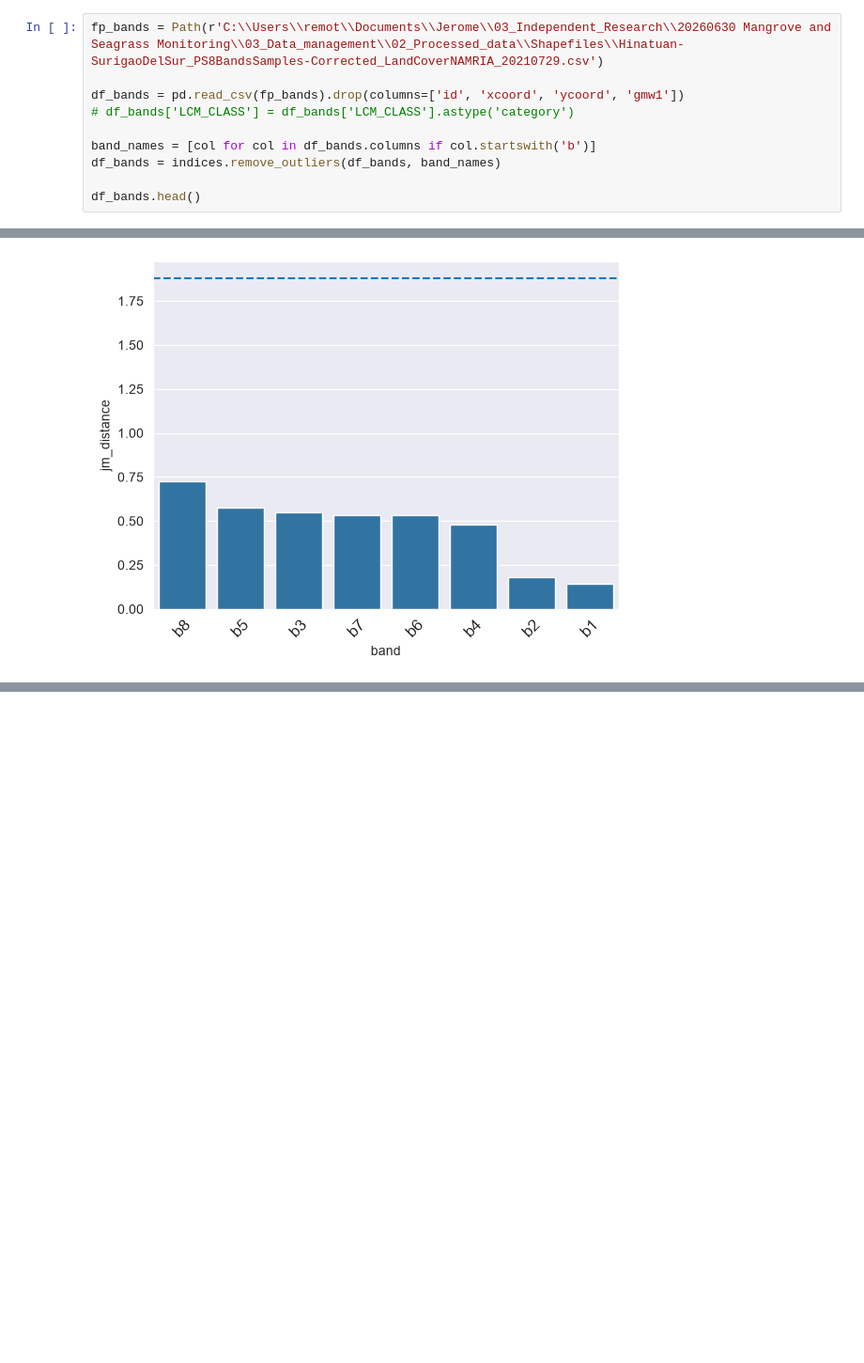
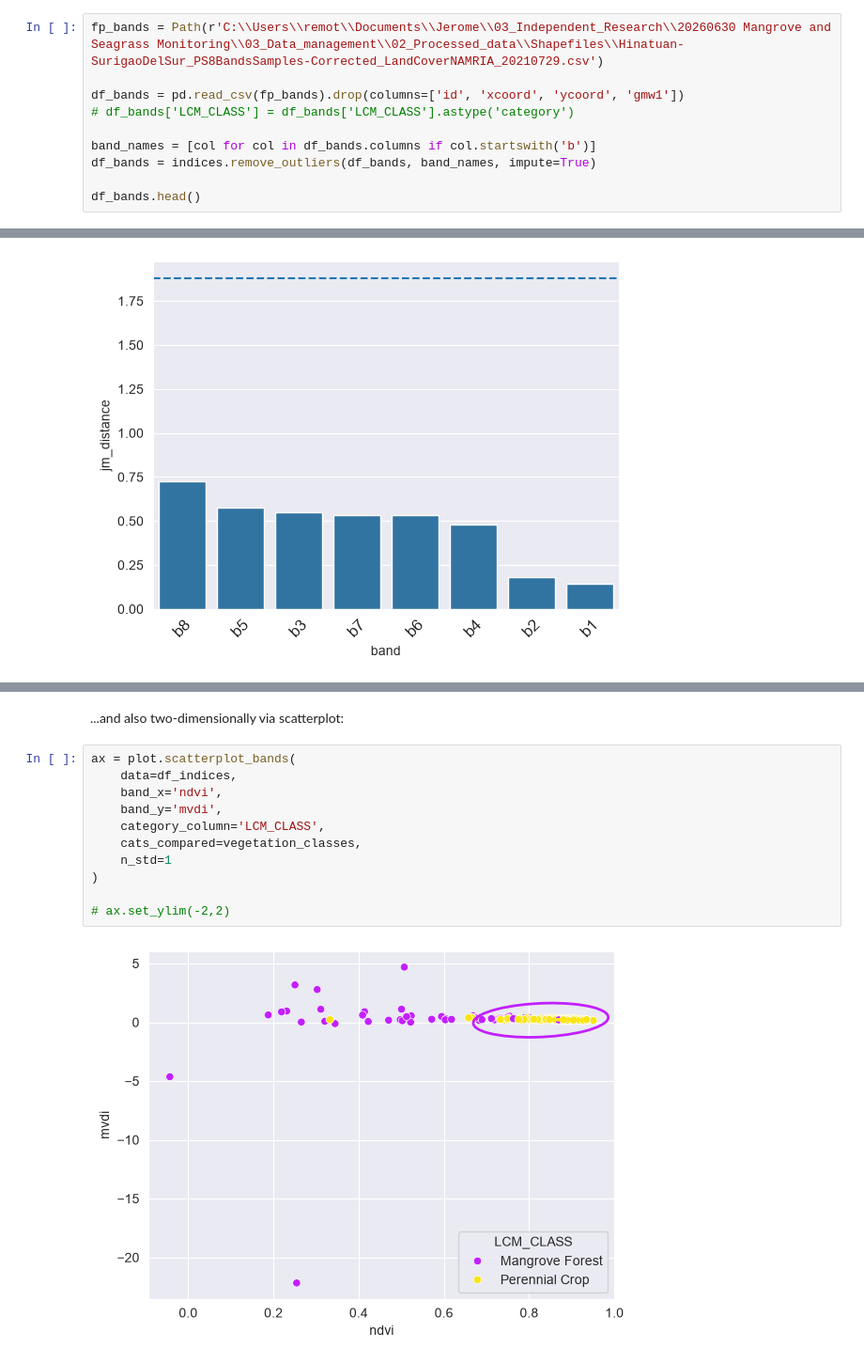
Before and after one commit to jeromemaiquez/gms-ir-mangrove-seagrass-surigao, a Jupyter notebook: main.ipynb, the cells around one changed output, grey strips where cells are left out. Shown at 94% size. Cells and saved outputs as stored; diff of their text form; blank space fills up the shorter version.

```diff
--- a/main.ipynb
+++ b/main.ipynb
@@ -18,7 +19,7 @@ df_bands = pd.read_csv(fp_bands).drop(columns=['id', 'xcoord', 'ycoord', 'gmw1']
 # df_bands['LCM_CLASS'] = df_bands['LCM_CLASS'].astype('category')
 
 band_names = [col for col in df_bands.columns if col.startswith('b')]
-df_bands = indices.remove_outliers(df_bands, band_names)
+df_bands = indices.remove_outliers(df_bands, band_names, impute=True)
 
 df_bands.head()
 # %% [output]
@@ -141,0 +226,15 @@ plot.separability_2class(
+# %% [markdown]
+...and also two-dimensionally via scatterplot:
+# %%
+ax = plot.scatterplot_bands(
+    data=df_indices,
+    band_x='ndvi',
+    band_y='mvdi',
+    category_column='LCM_CLASS',
+    cats_compared=vegetation_classes,
+    n_std=1
+)
+
+# ax.set_ylim(-2,2)
+# %% [output]
+[figure, added]
```
Also changed, not shown: parts of 23 cells of this notebook, 1 other file.
